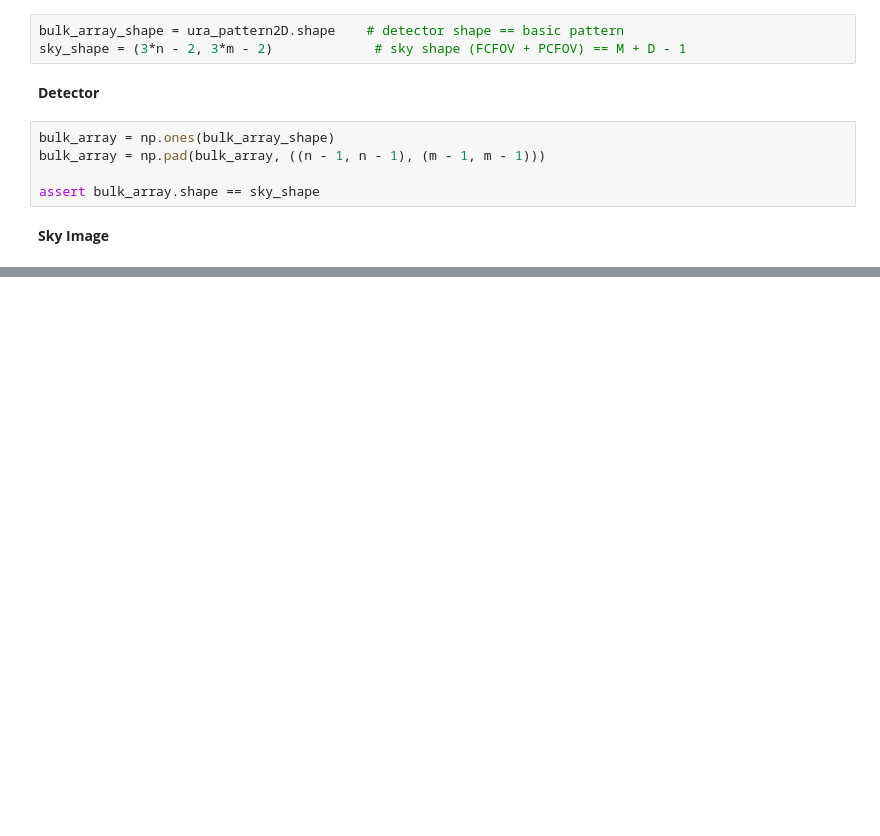
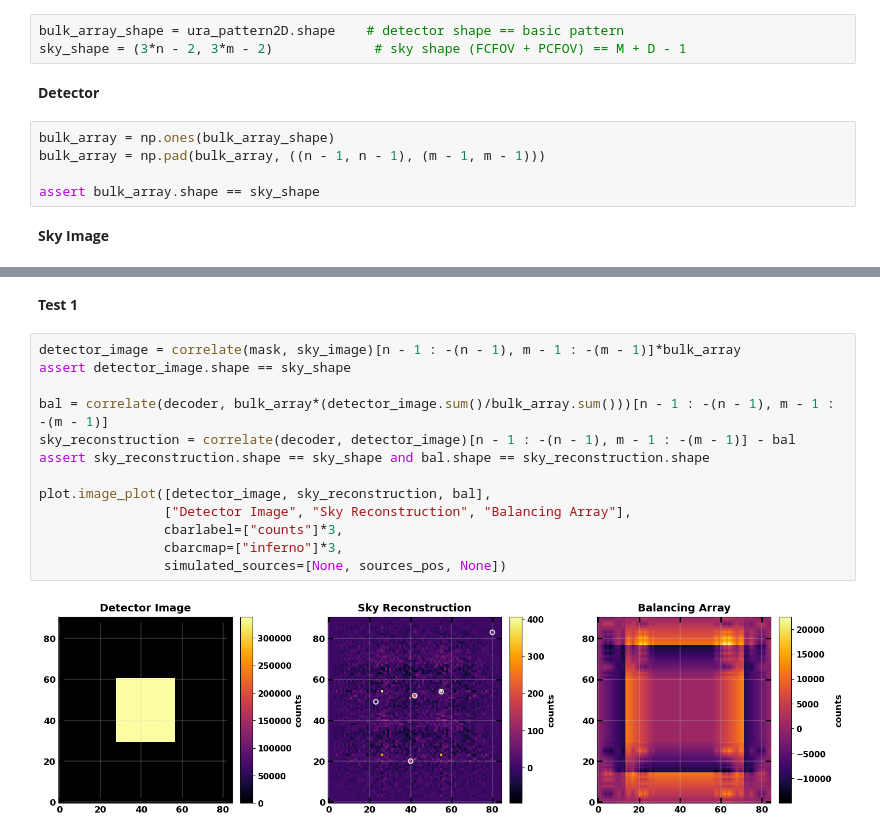
Before and after one commit to EdoardoGiancarli/Reconstruction_Masks_Test, a Jupyter notebook: Img_ReconstructionMethods_2D/Images_Test.ipynb, the cells around one changed output, grey strips where cells are left out. Cells and saved outputs as stored; diff of their text form; blank space fills up the shorter version.

```diff
--- a/Img_ReconstructionMethods_2D/Images_Test.ipynb
+++ b/Img_ReconstructionMethods_2D/Images_Test.ipynb
@@ -87,0 +88,17 @@ plot.image_plot([sky_image, sky_background, sky_image*bulk_array],
+# %% [markdown]
+**Test 1**
+# %%
+detector_image = correlate(mask, sky_image)[n - 1 : -(n - 1), m - 1 : -(m - 1)]*bulk_array
+assert detector_image.shape == sky_shape
+
+bal = correlate(decoder, bulk_array*(detector_image.sum()/bulk_array.sum()))[n - 1 : -(n - 1), m - 1 : -(m - 1)]
+sky_reconstruction = correlate(decoder, detector_image)[n - 1 : -(n - 1), m - 1 : -(m - 1)] - bal
+assert sky_reconstruction.shape == sky_shape and bal.shape == sky_reconstruction.shape
+
+plot.image_plot([detector_image, sky_reconstruction, bal],
+                ["Detector Image", "Sky Reconstruction", "Balancing Array"],
+                cbarlabel=["counts"]*3,
+                cbarcmap=["inferno"]*3,
+                simulated_sources=[None, sources_pos, None])
+# %% [output]
+[figure, added]
```
Also changed, not shown: parts of 15 cells of this notebook, 2 other files.
